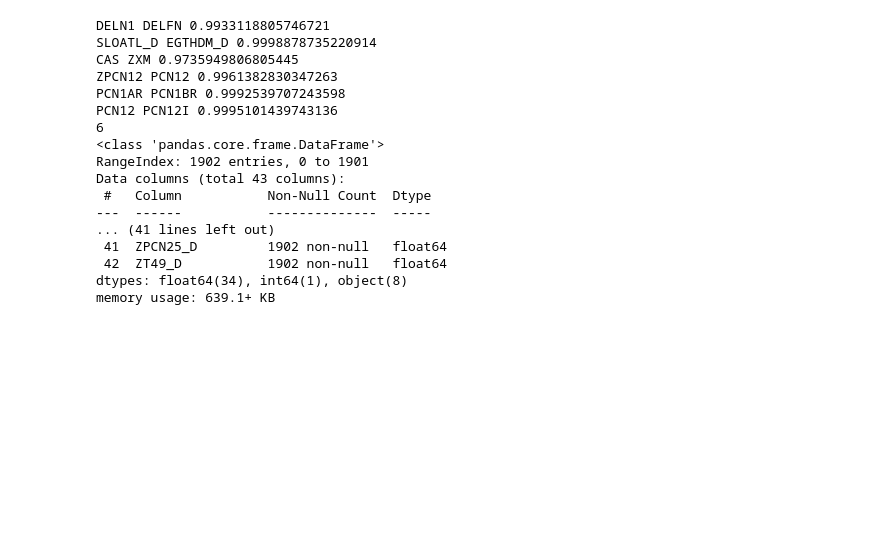
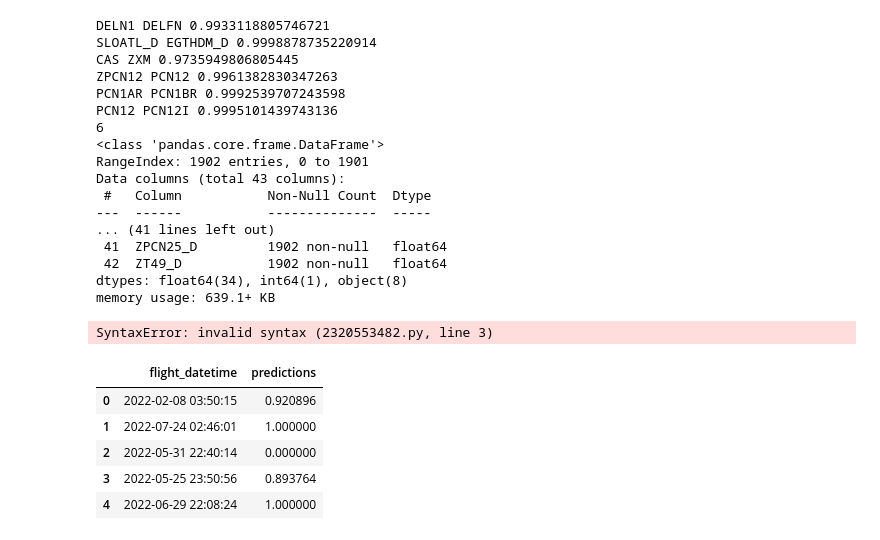
Before and after one commit to tainella/SkyRulers, a Jupyter notebook: ML/notebooks/parser.ipynb, the cells around one changed output. Cells and saved outputs as stored; diff of their text form; code cells hidden in the pictures; blank space fills up the shorter version.

```diff
--- a/ML/notebooks/parser.ipynb
+++ b/ML/notebooks/parser.ipynb
@@ -300,3 +330,9 @@ Data columns (total 43 columns):
  42  ZT49_D           1902 non-null   float64
 dtypes: float64(34), int64(1), object(8)
 memory usage: 639.1+ KB
+# %%
+test_y = pd.read_csv("../data/test_answer.csv")
+test_y["true"]
+test_y["true"] =
+# %% [output]
+SyntaxError: invalid syntax (2320553482.py, line 3)
@@ -302,0 +349,10 @@ memory usage: 639.1+ KB
+# %%
+test_y = pd.read_csv("../data/test_answer.csv")
+test_y.head()
+# %% [output]
+|  | flight_datetime | predictions |
+| 0 | 2022-02-08 03:50:15 | 0.920896 |
+| 1 | 2022-07-24 02:46:01 | 1.000000 |
+| 2 | 2022-05-31 22:40:14 | 0.000000 |
+| 3 | 2022-05-25 23:50:56 | 0.893764 |
+| 4 | 2022-06-29 22:08:24 | 1.000000 |
```
Also changed, not shown: parts of 7 cells of this notebook, 1 other file.
